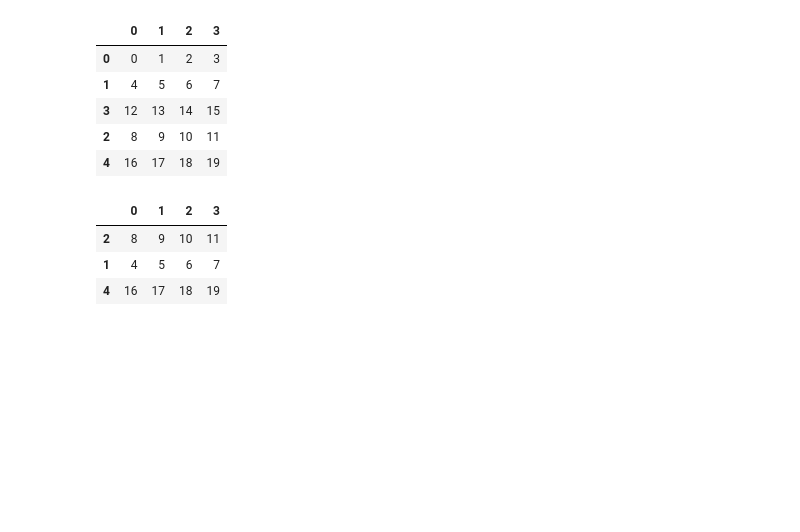
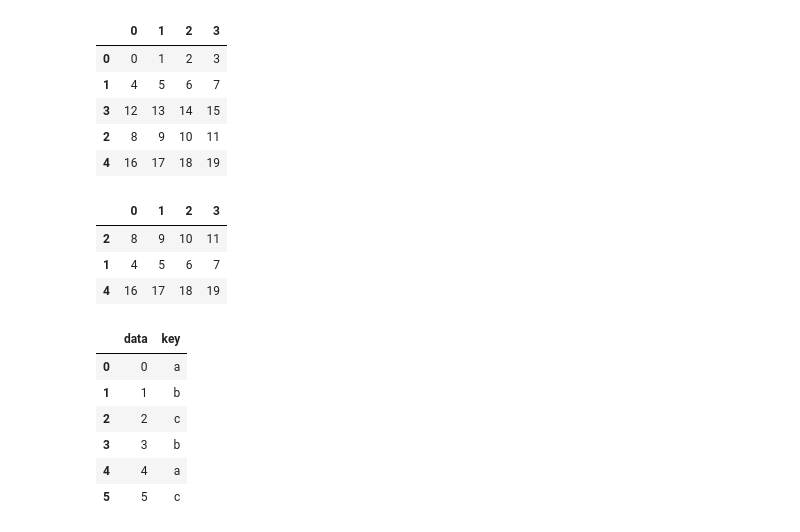
Before and after one commit to NinelieAimer/PythonLearning, a Jupyter notebook: analysisData/dataCleaning/dataCleaning.ipynb, the cells around one changed output. Cells and saved outputs as stored; diff of their text form; code cells hidden in the pictures; blank space fills up the shorter version.

```diff
--- a/analysisData/dataCleaning/dataCleaning.ipynb
+++ b/analysisData/dataCleaning/dataCleaning.ipynb
@@ -501,0 +510,10 @@ df.sample(n=3,replace=True)
+# %%
+df
+# %% [output]
+|  | data | key |
+| 0 | 0 | a |
+| 1 | 1 | b |
+| 2 | 2 | c |
+| 3 | 3 | b |
+| 4 | 4 | a |
+| 5 | 5 | c |
```
Also changed, not shown: parts of 10 cells of this notebook, 1 other file.
